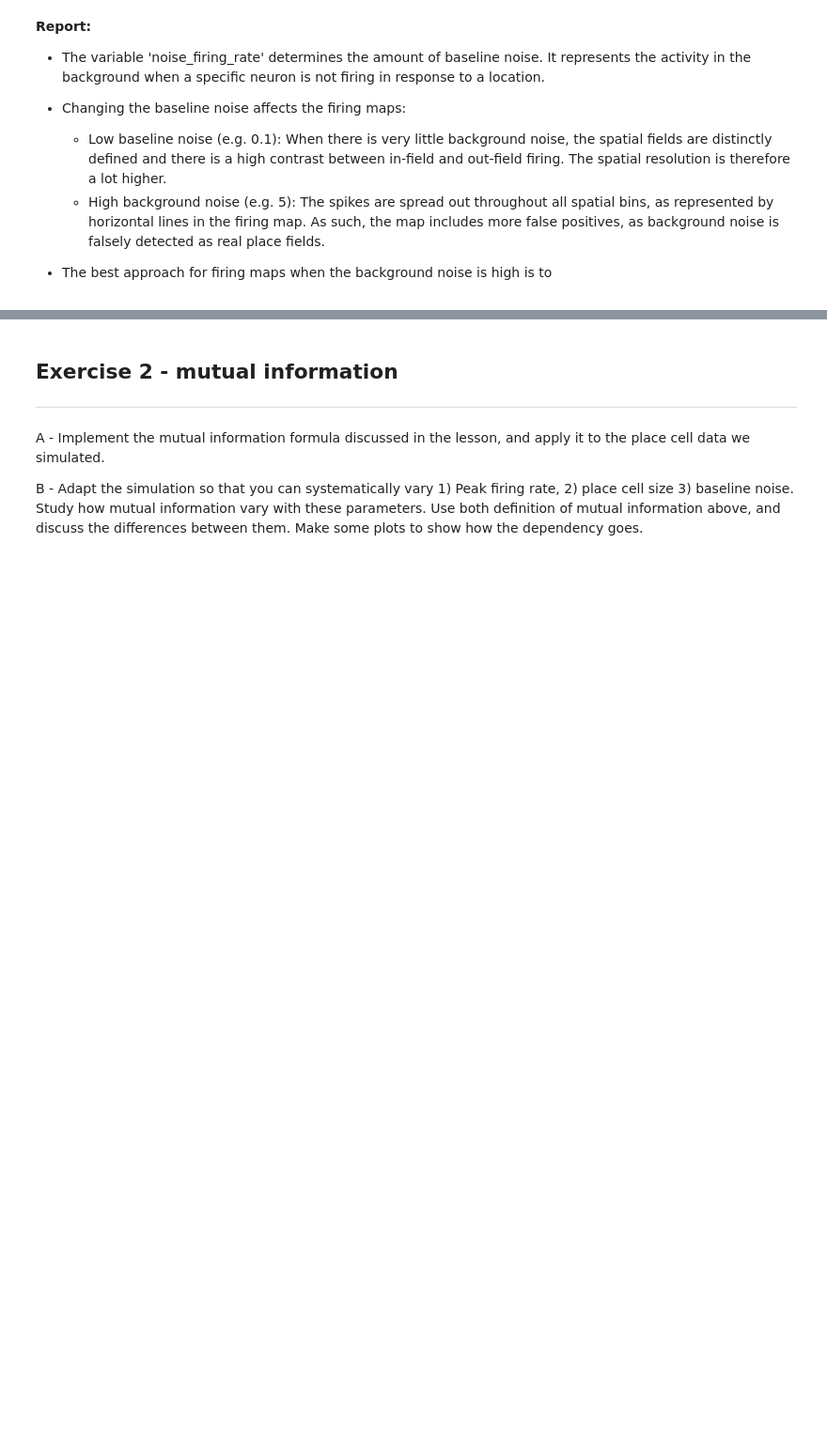
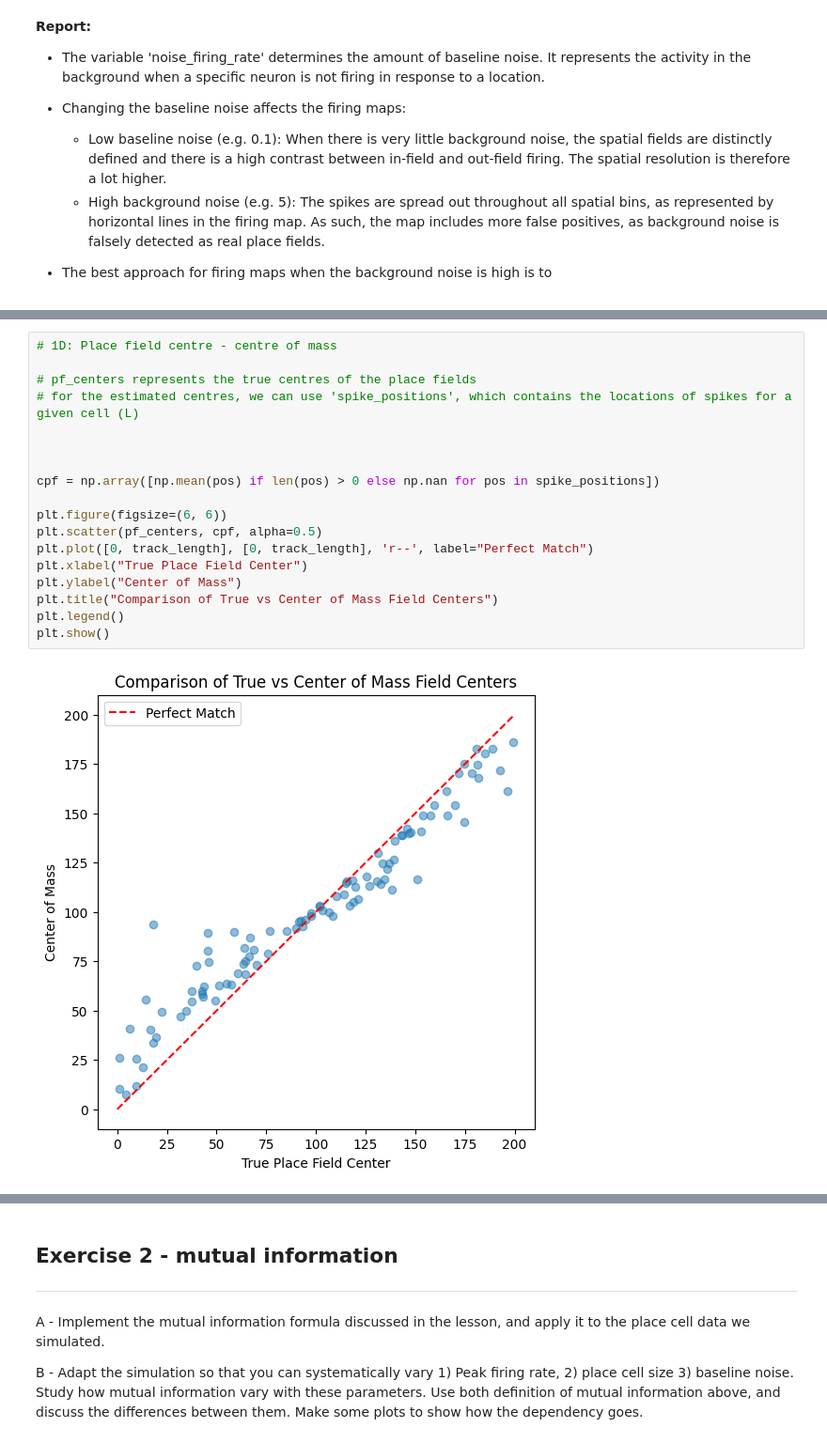
Before and after one commit to lschlinkheider/neuroanalysis, a Jupyter notebook: single_cell_analysis/01-tuning-curves/exercises.ipynb, the cells around one changed output, grey strips where cells are left out. Shown at 94% size. Cells and saved outputs as stored; diff of their text form; blank space fills up the shorter version.

```diff
--- a/single_cell_analysis/01-tuning-curves/exercises.ipynb
+++ b/single_cell_analysis/01-tuning-curves/exercises.ipynb
@@ -195,0 +233,20 @@ In the simulation, the place field paramters are represented by 'pf_center' and
+# %%
+# 1D: Place field centre - centre of mass
+
+# pf_centers represents the true centres of the place fields
+# for the estimated centres, we can use 'spike_positions', which contains the locations of spikes for a given cell (L)
+
+
+
+cpf = np.array([np.mean(pos) if len(pos) > 0 else np.nan for pos in spike_positions])
+
+plt.figure(figsize=(6, 6))
+plt.scatter(pf_centers, cpf, alpha=0.5)
+plt.plot([0, track_length], [0, track_length], 'r--', label="Perfect Match")
+plt.xlabel("True Place Field Center")
+plt.ylabel("Center of Mass")
+plt.title("Comparison of True vs Center of Mass Field Centers")
+plt.legend()
+plt.show()
+# %% [output]
+[figure, added]
```
Also changed, not shown: parts of 7 cells of this notebook.
